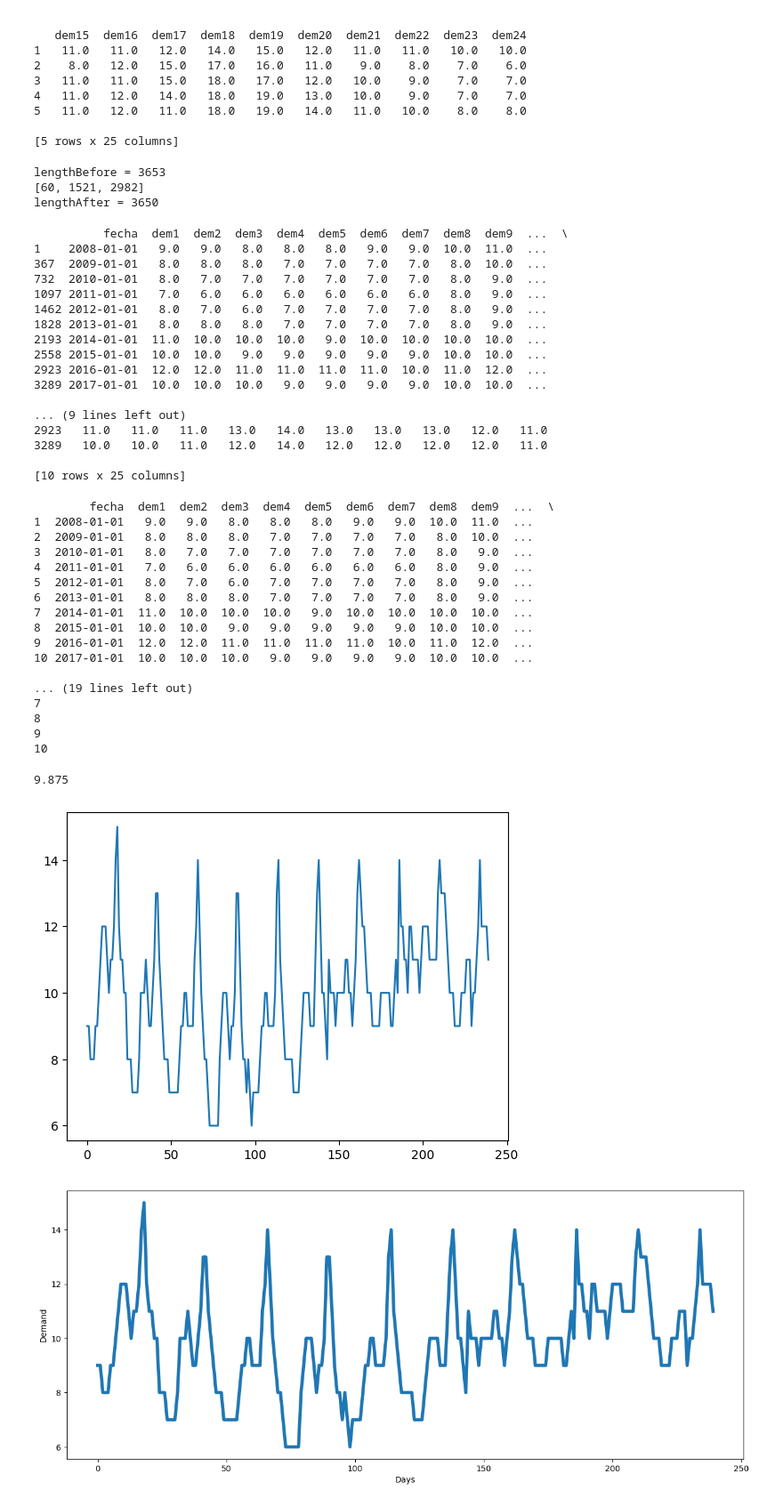
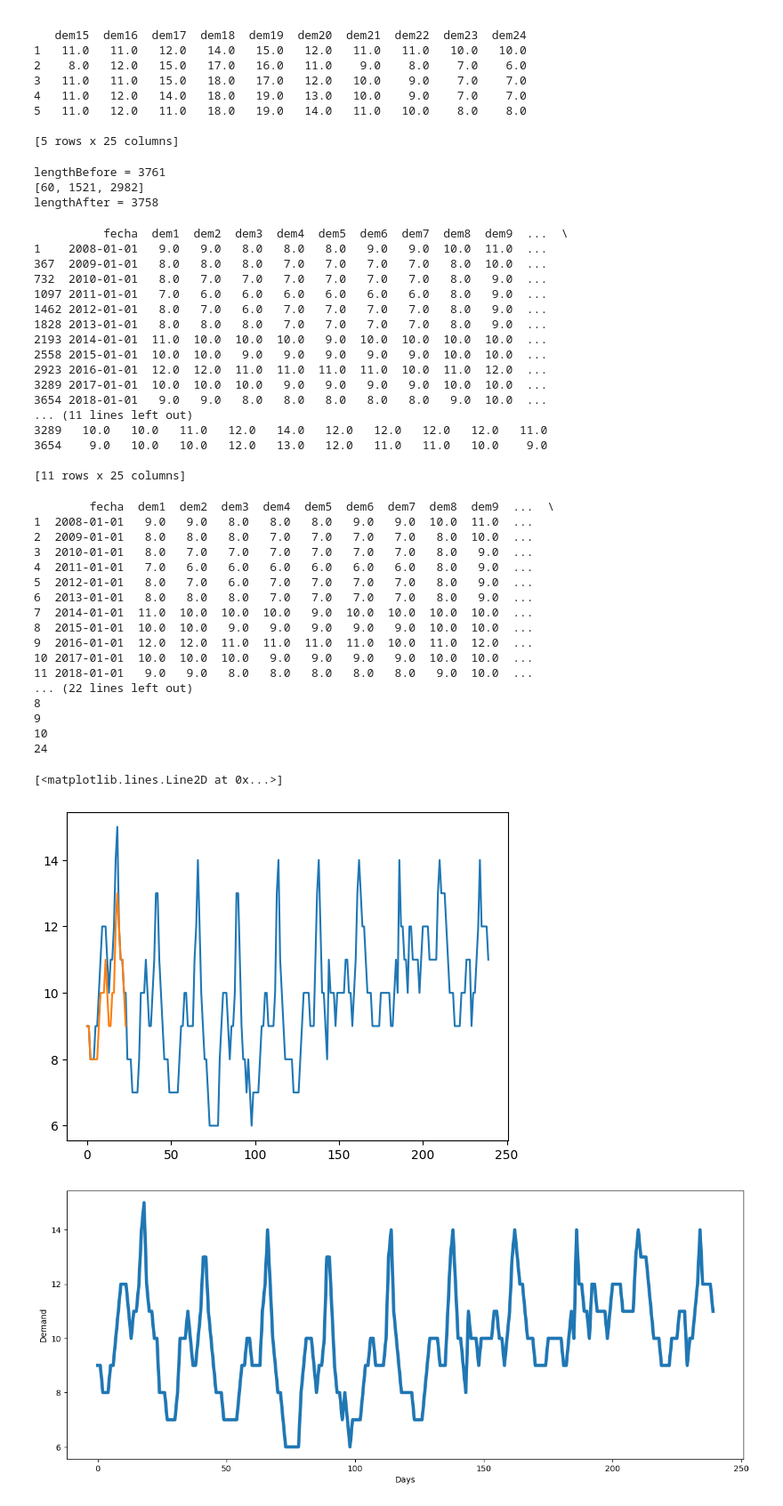
Before and after one commit to Millares95/Investigation_Code, a Jupyter notebook: ultimate_ARIMA_Forcast.ipynb, the cells around one changed output. Shown at 89% size. Drawn from its saved outputs; the diff is of its cells as text; code cells hidden in the pictures.

```diff
--- a/ultimate_ARIMA_Forcast.ipynb
+++ b/ultimate_ARIMA_Forcast.ipynb
@@ -96,7 +96,7 @@ import_data("load_IJV.xlsx")
 # %%
  #? shaping the data, only the last 10 years (2008 - 2017)
 df = df[df["fecha"] >= '2008-01-01']
-df = df[df["fecha"] <= '2017-12-31']
+df = df[df["fecha"] <= '2018-12-31']
 print(df.head())
 # %% [output]
     idprov      fecha  dem1  dem2  dem3  dem4  dem5  dem6  dem7  dem8  ...  \
@@ -166,9 +166,9 @@ print(toRemove)
 infoToUse = infoToUse.drop(toRemove)
 print("lengthAfter =", len(infoToUse)) # checking
 # %% [output]
-lengthBefore = 3653
+lengthBefore = 3761
 [60, 1521, 2982]
-lengthAfter = 3650
+lengthAfter = 3758
 # %%
  #? filtering data needed
 infoToUseFiltered = infoToUse[infoToUse['fecha'].dt.strftime('%m-%d') == '01-01']
@@ -185,50 +185,53 @@ print(infoToUseFiltered)
 2558 2015-01-01  10.0  10.0   9.0   9.0   9.0   9.0   9.0  10.0  10.0  ...
 2923 2016-01-01  12.0  12.0  11.0  11.0  11.0  11.0  10.0  11.0  12.0  ...
 3289 2017-01-01  10.0  10.0  10.0   9.0   9.0   9.0   9.0  10.0  10.0  ...
+3654 2018-01-01   9.0   9.0   8.0   8.0   8.0   8.0   8.0   9.0  10.0  ...
+... (11 lines left out)
+3289   10.0   10.0   11.0   12.0   14.0   12.0   12.0   12.0   12.0   11.0
+3654    9.0   10.0   10.0   12.0   13.0   12.0   11.0   11.0   10.0    9.0
 
-... (9 lines left out)
-2923   11.0   11.0   11.0   13.0   14.0   13.0   13.0   13.0   12.0   11.0
-3289   10.0   10.0   11.0   12.0   14.0   12.0   12.0   12.0   12.0   11.0
-
-[10 rows x 25 columns]
+[11 rows x 25 columns]
 # %%
 import matplotlib.pyplot as plot
 # restaring the index
 infoToUseFiltered.index = np.arange(1, len(infoToUseFiltered) + 1, 1)
 print(infoToUseFiltered)
 # reshape the data
 dataToFit = []
 for k in range(1, 11):
     print(k)
     data = infoToUseFiltered.loc[k,['dem1', 'dem2', 'dem3', 'dem4', 'dem5', 'dem6', 'dem7', 'dem8', 'dem9', 'dem10', 'dem11', 'dem12', 'dem13', 'dem14', 'dem15', 'dem16', 'dem17', 'dem18', 'dem19', 'dem20', 'dem21', 'dem22', 'dem23', 'dem24']]
     data = np.array(data)
     dataToFit.append(data)
 dataToFit = np.array(dataToFit)
 dataToFit = dataToFit.flatten()
 dataToFit = np.float64(dataToFit)
 plot.plot(dataToFit)
 np.sum(dataToFit)
 np.mean(dataToFit)
+dataToValidate = np.array(infoToUseFiltered.loc[11,['dem1', 'dem2', 'dem3', 'dem4', 'dem5', 'dem6', 'dem7', 'dem8', 'dem9', 'dem10', 'dem11', 'dem12', 'dem13', 'dem14', 'dem15', 'dem16', 'dem17', 'dem18', 'dem19', 'dem20', 'dem21', 'dem22', 'dem23', 'dem24']])
+print(len(dataToValidate))
+plot.plot(dataToValidate)
 # %% [output]
         fecha  dem1  dem2  dem3  dem4  dem5  dem6  dem7  dem8  dem9  ...  \
 1  2008-01-01   9.0   9.0   8.0   8.0   8.0   9.0   9.0  10.0  11.0  ...
 2  2009-01-01   8.0   8.0   8.0   7.0   7.0   7.0   7.0   8.0  10.0  ...
 3  2010-01-01   8.0   7.0   7.0   7.0   7.0   7.0   7.0   8.0   9.0  ...
 4  2011-01-01   7.0   6.0   6.0   6.0   6.0   6.0   6.0   8.0   9.0  ...
 5  2012-01-01   8.0   7.0   6.0   7.0   7.0   7.0   7.0   8.0   9.0  ...
 6  2013-01-01   8.0   8.0   8.0   7.0   7.0   7.0   7.0   8.0   9.0  ...
 7  2014-01-01  11.0  10.0  10.0  10.0   9.0  10.0  10.0  10.0  10.0  ...
 8  2015-01-01  10.0  10.0   9.0   9.0   9.0   9.0   9.0  10.0  10.0  ...
 9  2016-01-01  12.0  12.0  11.0  11.0  11.0  11.0  10.0  11.0  12.0  ...
 10 2017-01-01  10.0  10.0  10.0   9.0   9.0   9.0   9.0  10.0  10.0  ...
-
-... (19 lines left out)
-7
+11 2018-01-01   9.0   9.0   8.0   8.0   8.0   8.0   8.0   9.0  10.0  ...
+... (22 lines left out)
 8
 9
 10
+24
-9.875
+[<matplotlib.lines.Line2D at 0x...>]
-[figure, old version]
+[figure, new version]
 # %%
 plt.figure(figsize = (15,6))
 plt.plot(dataToFit,linewidth = 4)
```
Also changed, not shown: parts of 10 cells of this notebook, 3 other files.
